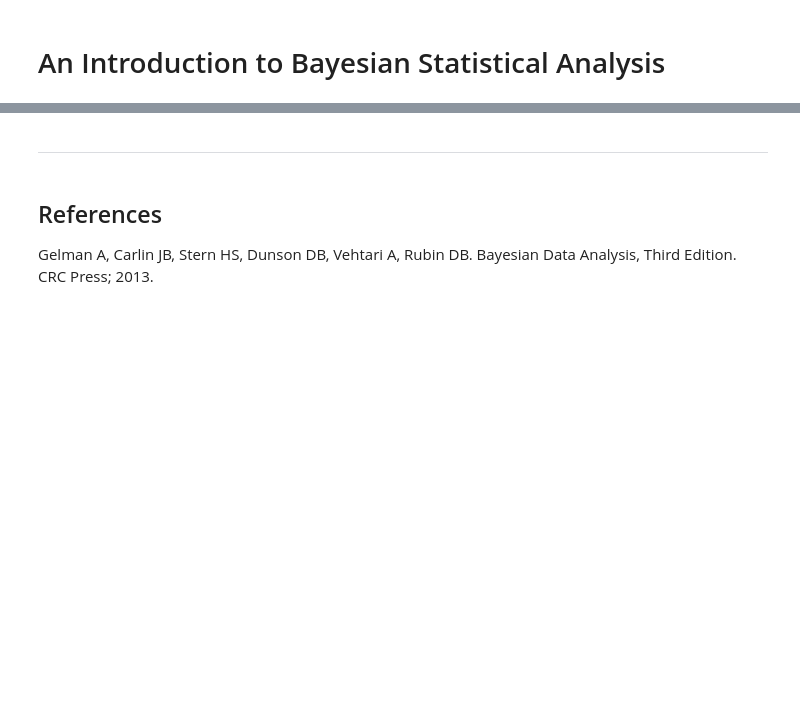
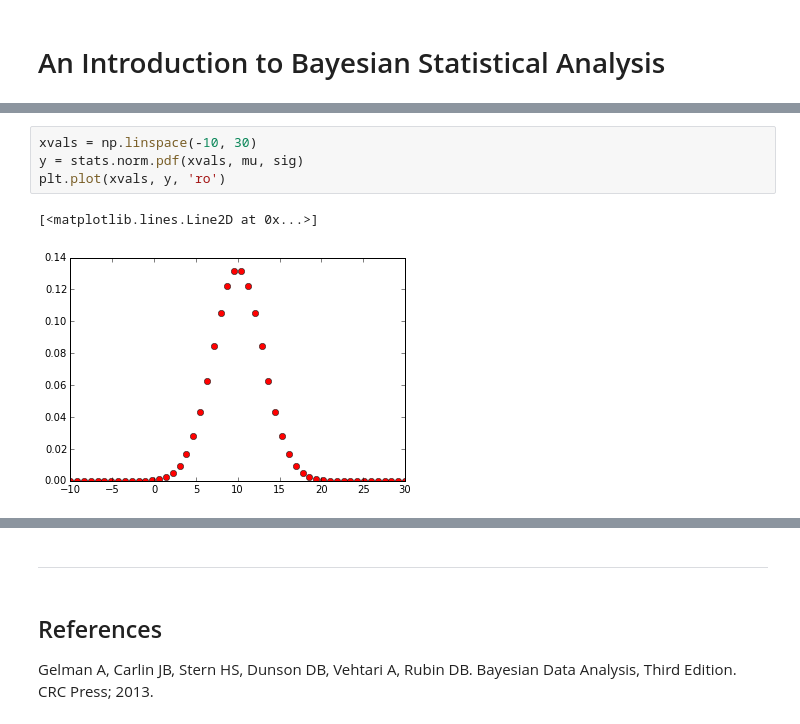
Before and after one commit to fonnesbeck/scipy2014_tutorial, a Jupyter notebook: 1_Introduction-to-Bayes.ipynb, the cells around one changed output, grey strips where cells are left out. Saved outputs shown, nothing was run; the diff lists cells and outputs as text; blank space fills up the shorter version.

```diff
--- a/1_Introduction-to-Bayes.ipynb
+++ b/1_Introduction-to-Bayes.ipynb
@@ -108,0 +308,7 @@ This posterior distribution is formulated as a function of the probability model
+# %%
+xvals = np.linspace(-10, 30)
+y = stats.norm.pdf(xvals, mu, sig)
+plt.plot(xvals, y, 'ro')
+# %% [output]
+[<matplotlib.lines.Line2D at 0x...>]
+[figure, added]
```
Also changed, not shown: parts of 14 cells of this notebook, 1 other file.
